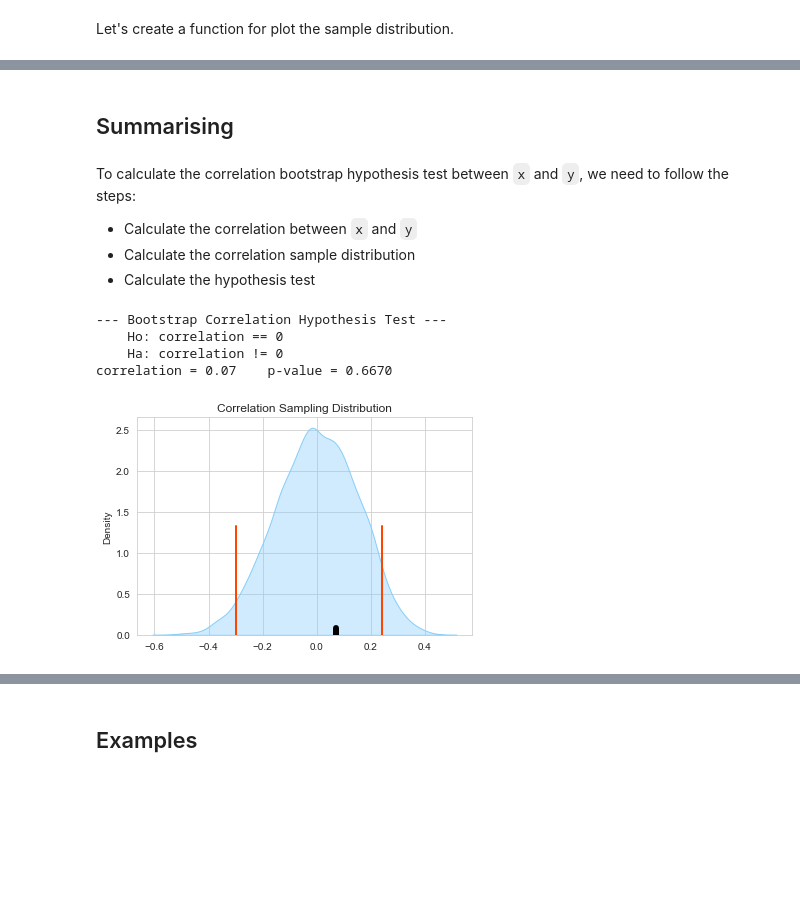
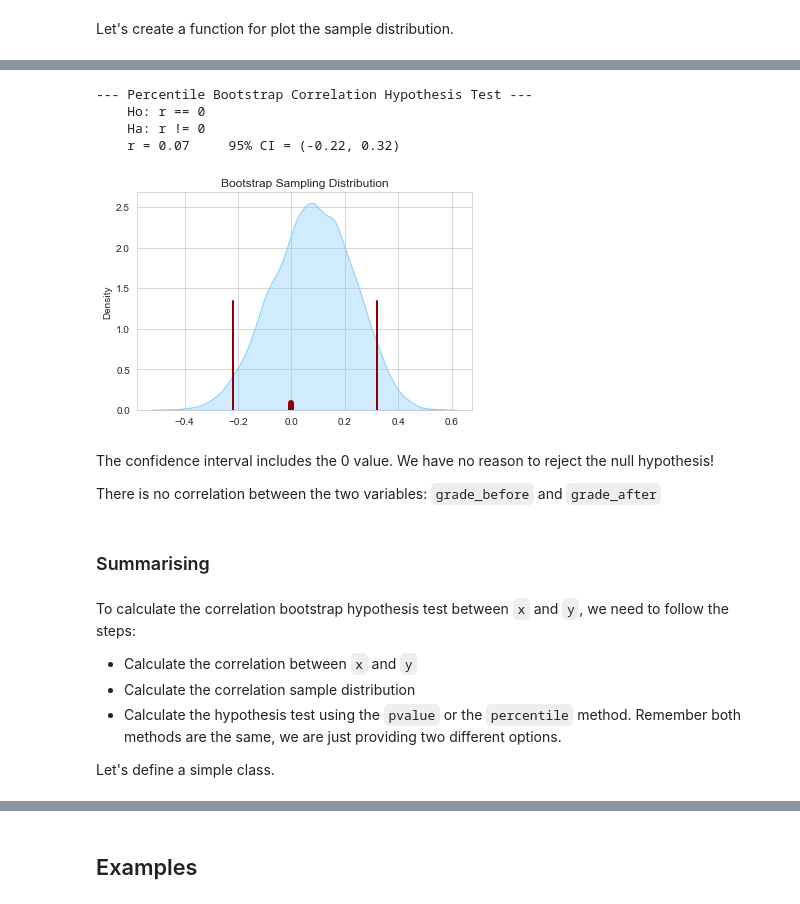
Before and after one commit to Goliath-Research/Computational-Statistics, a Jupyter notebook: 05-Forecasting/02-Boot_Correlation.ipynb, the cells around one changed output, grey strips where cells are left out. Cells and saved outputs as stored; diff of their text form; code cells hidden in the pictures; blank space fills up the shorter version.

Commit message:
boot

```diff
--- a/05-Forecasting/02-Boot_Correlation.ipynb
+++ b/05-Forecasting/02-Boot_Correlation.ipynb
@@ -143,7 +145,44 @@ correlation = 0.07    p-value = 0.6734
+# %%
+def percentile_hyp_test_corr(sample_distribution, sampl_value, alpha=0.05):
+    '''
+    sampl_value: observed value calculated from the sample
+    sampl_distribution: sample distribution calculated from the sample
+    alpha: significance level
+    alternative: one of the three values: 'two-sided', 'smaller', and 'larger'
+    '''
+    print('--- Percentile Bootstrap Correlation Hypothesis Test ---')
+    print('    Ho: r == 0')
+    print('    Ha: r != 0')
+    # plotting the sample distribution
+    sns.kdeplot(x=sample_distribution, color='lightskyblue', shade=True, alpha=0.4)
+    plt.title('Bootstrap Sampling Distribution')
+    # plotting the 0 value
+    plt.axvline(x=0, ymin=0, ymax= 0.03, color='darkred', linewidth=6)
+    # plotting the confidence interval
+    cv1 = np.round(np.percentile(sample_distribution, (alpha/2)*100),2)       # left critical value
+    cv2 = np.round(np.percentile(sample_distribution, 100-alpha*100),2)       # right critical value
+    plt.axvline(x = cv1, ymin=0, ymax=0.5, color='darkred', linewidth=2)
+    plt.axvline(x = cv2, ymin=0, ymax=0.5, color='darkred', linewidth=2)
+    c = 100 - alpha * 100
+    print('    r = %.2f \t %i%% CI = (%.2f, %.2f)' %(sampl_value, c, cv1, cv2))
+# %%
+percentile_hyp_test_corr(r_sample_distribution, stat_r)
+# %% [output]
+--- Percentile Bootstrap Correlation Hypothesis Test ---
+    Ho: r == 0
+    Ha: r != 0
+    r = 0.07     95% CI = (-0.22, 0.32)
+[figure, added]
+# %% [markdown]
+The confidence interval includes the 0 value. We have no reason to reject the null hypothesis!
+
+There is no correlation between the two variables: `grade_before` and `grade_after`
 # %% [markdown]
-## Summarising
+### Summarising
 # %% [markdown]
 To calculate the correlation bootstrap hypothesis test between `x` and `y`, we need to follow the steps:
 - Calculate the correlation between `x` and `y`
 - Calculate the correlation sample distribution
-- Calculate the hypothesis test
+- Calculate the hypothesis test using the `pvalue` or the `percentile` method. Remember both methods are the same, we are just providing two different options.
+
+Let's define a simple class.
@@ -155,8 +188,0 @@ def bootCorr(x, y, num_samples=10000, sample_size=100, alpha=0.05, alternative='
-# %%
-bootCorr(grade_before, grade_after, sample_size=50)
-# %% [output]
---- Bootstrap Correlation Hypothesis Test ---
-    Ho: correlation == 0
-    Ha: correlation != 0
-correlation = 0.07    p-value = 0.6670
-[figure, removed]
```
Also changed, not shown: parts of 41 cells of this notebook, 1 other file.
